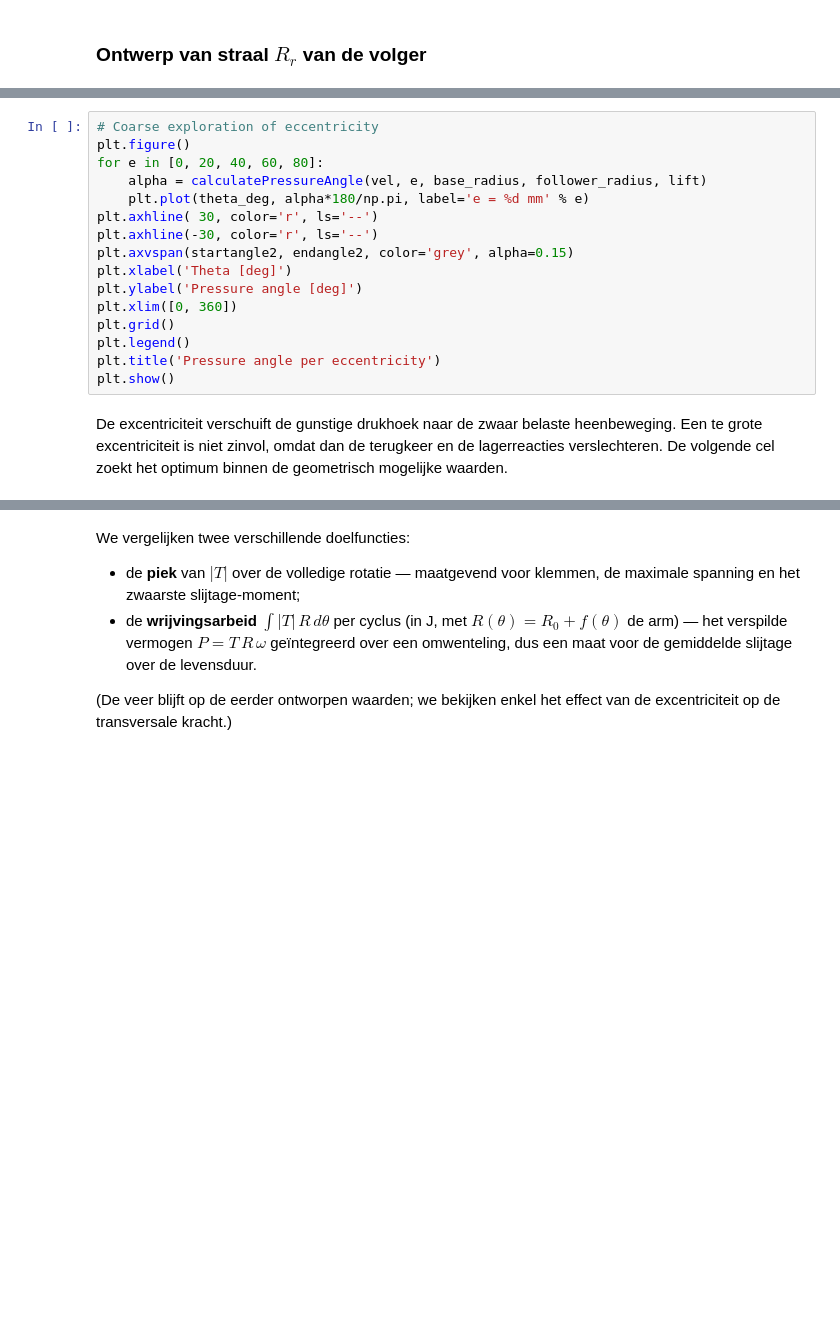
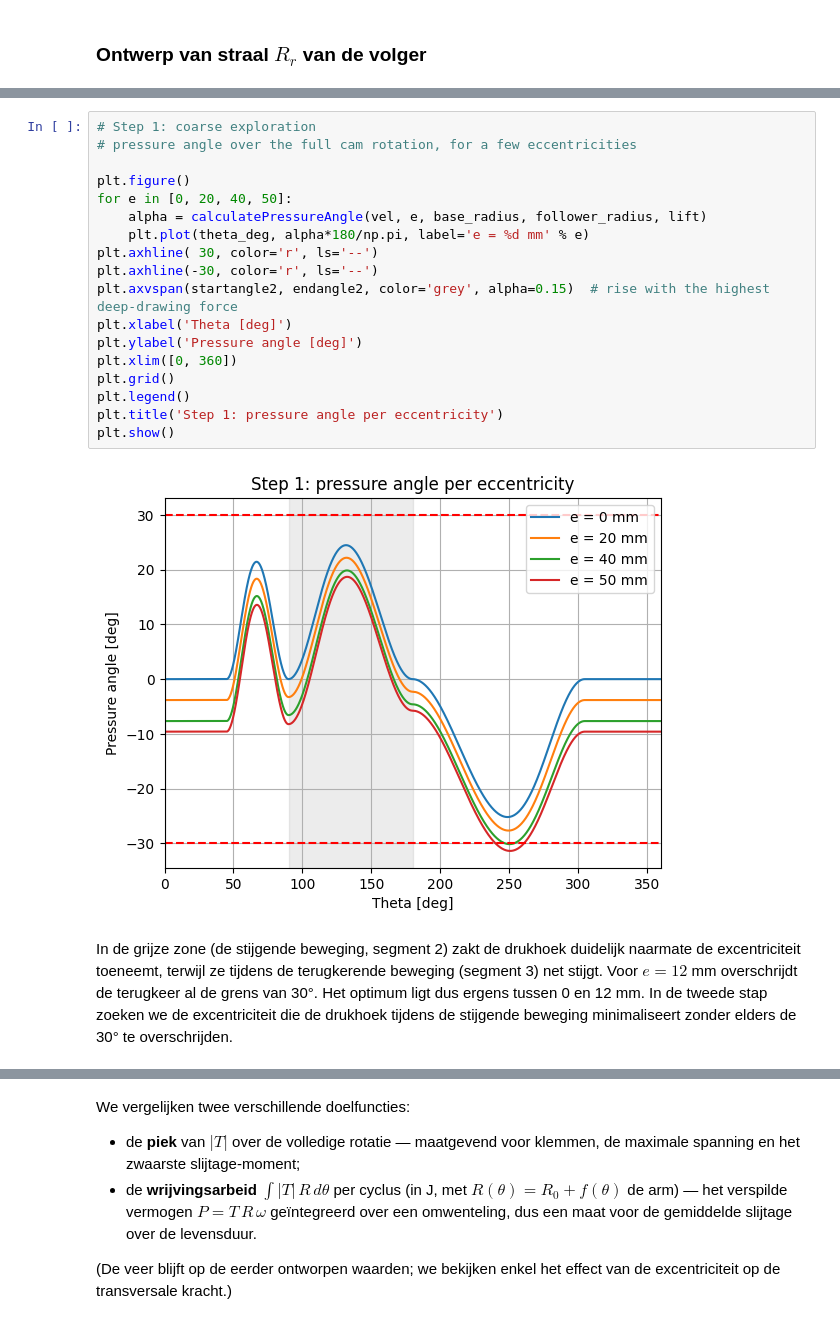
Before and after one commit to colincools/beweging, a Jupyter notebook: Nok/blikje.ipynb, the cells around one changed output, grey strips where cells are left out. Drawn from its saved outputs; the diff is of its cells as text; blank space fills up the shorter version.

```diff
--- a/Nok/blikje.ipynb
+++ b/Nok/blikje.ipynb
@@ -697,19 +773,23 @@ De grootste contactkracht treedt op tijdens de wandstrijkslag, waar de proceskra
 # %%
-# Coarse exploration of eccentricity
+# Step 1: coarse exploration
+# pressure angle over the full cam rotation, for a few eccentricities
+
 plt.figure()
-for e in [0, 20, 40, 60, 80]:
+for e in [0, 20, 40, 50]:
     alpha = calculatePressureAngle(vel, e, base_radius, follower_radius, lift)
     plt.plot(theta_deg, alpha*180/np.pi, label='e = %d mm' % e)
 plt.axhline( 30, color='r', ls='--')
 plt.axhline(-30, color='r', ls='--')
-plt.axvspan(startangle2, endangle2, color='grey', alpha=0.15)
+plt.axvspan(startangle2, endangle2, color='grey', alpha=0.15)  # rise with the highest deep-drawing force
 plt.xlabel('Theta [deg]')
 plt.ylabel('Pressure angle [deg]')
 plt.xlim([0, 360])
 plt.grid()
 plt.legend()
-plt.title('Pressure angle per eccentricity')
+plt.title('Step 1: pressure angle per eccentricity')
 plt.show()
+# %% [output]
+[figure, added]
 # %% [markdown]
-De excentriciteit verschuift de gunstige drukhoek naar de zwaar belaste heenbeweging. Een te grote excentriciteit is niet zinvol, omdat dan de terugkeer en de lagerreacties verslechteren. De volgende cel zoekt het optimum binnen de geometrisch mogelijke waarden.
+In de grijze zone (de stijgende beweging, segment 2) zakt de drukhoek duidelijk naarmate de excentriciteit toeneemt, terwijl ze tijdens de terugkerende beweging (segment 3) net stijgt. Voor $e = 12$ mm overschrijdt de terugkeer al de grens van 30°. Het optimum ligt dus ergens tussen 0 en 12 mm. In de tweede stap zoeken we de excentriciteit die de drukhoek tijdens de stijgende beweging minimaliseert zonder elders de 30° te overschrijden.
 # %%
```
Also changed, not shown: parts of 39 cells of this notebook, 12 other files.
